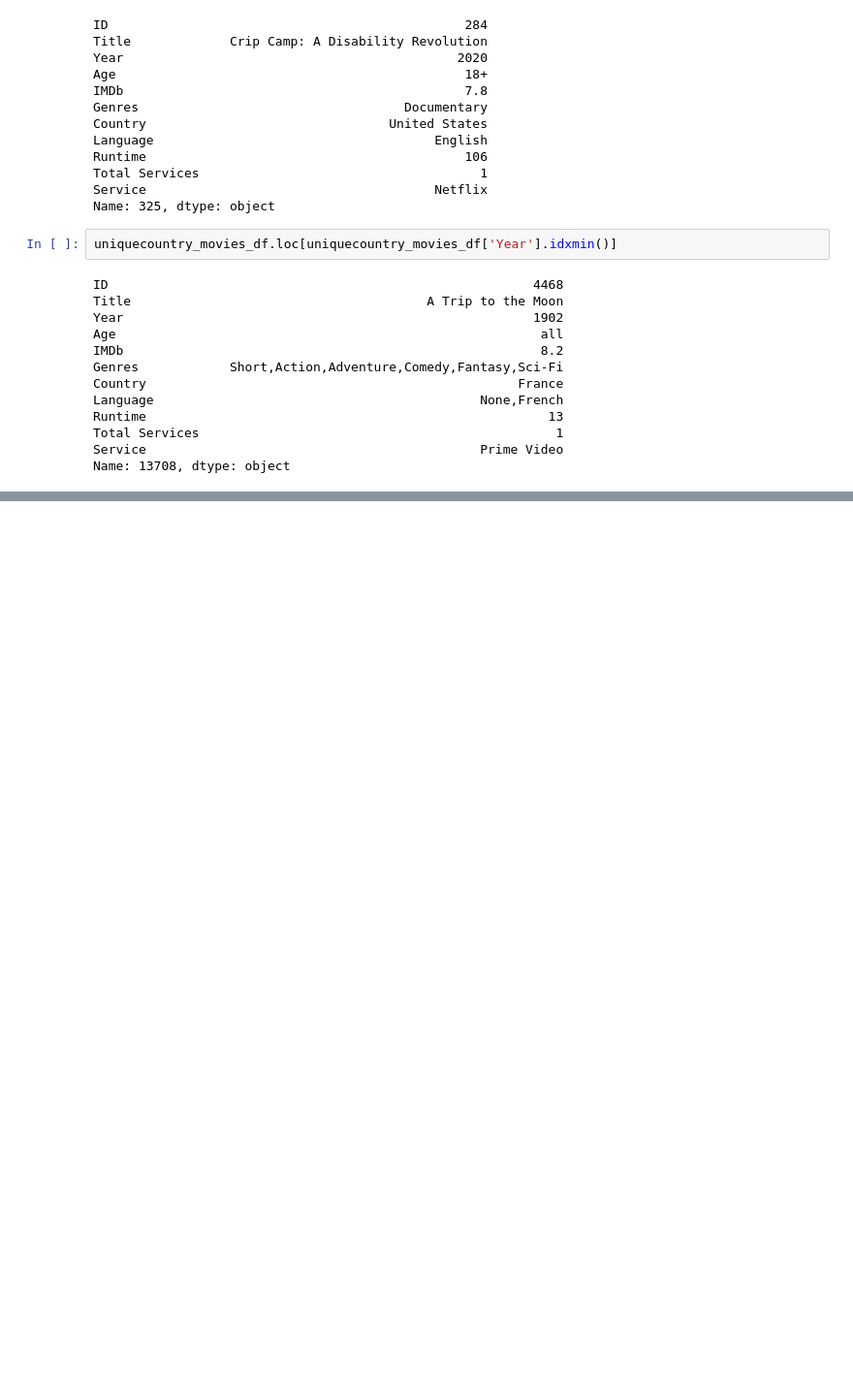
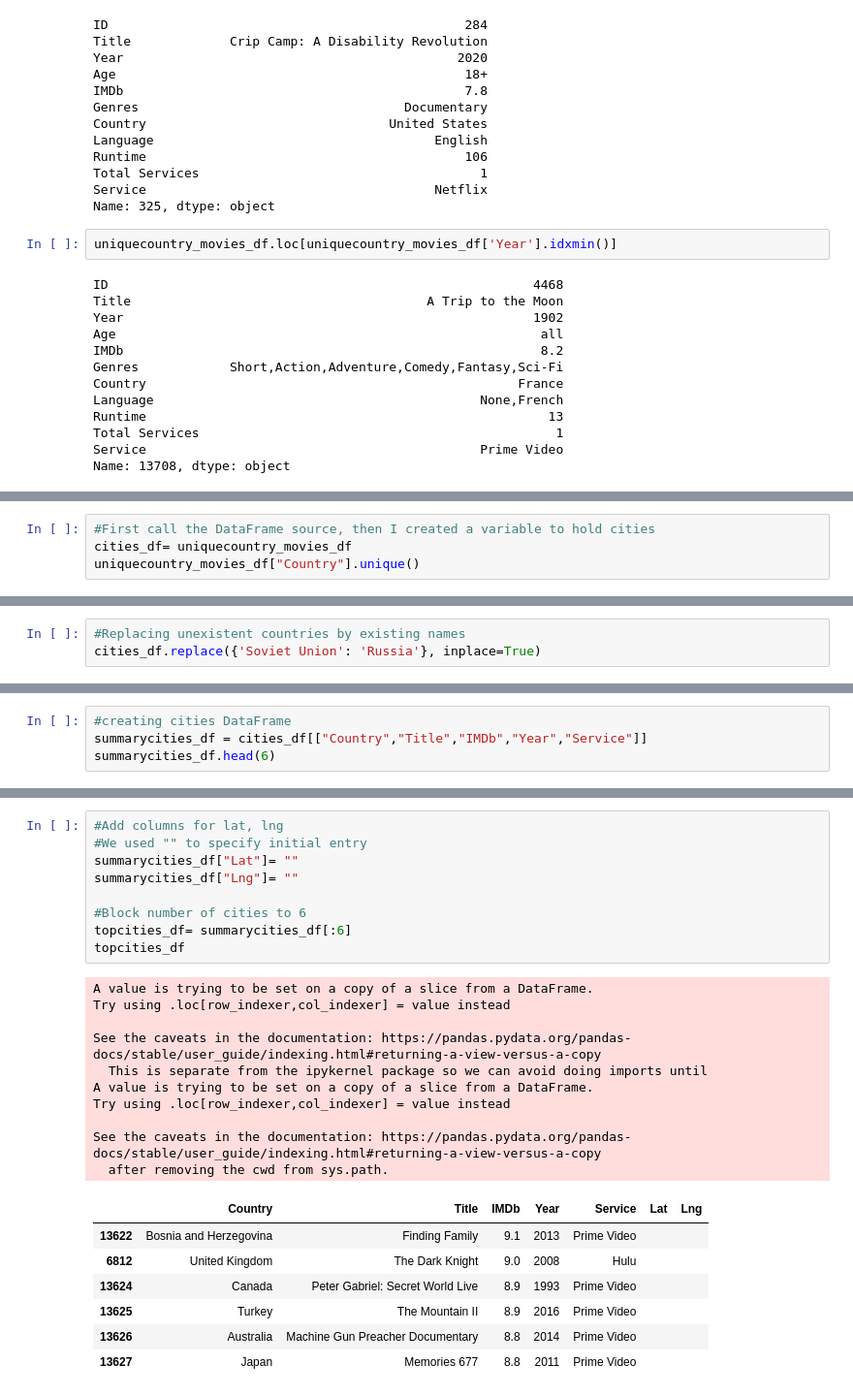
Before and after one commit to RoLDT/project-one-nesfils, a Jupyter notebook: Gabby.ipynb, the cells around one changed output, grey strips where cells are left out. Shown: that part at 97% size. Drawn from its saved outputs; the diff is of its cells as text; blank space fills up the shorter version.

```diff
--- a/Gabby.ipynb
+++ b/Gabby.ipynb
@@ -371,0 +288,4 @@ uniquecountry_movies_df[uniquecountry_movies_df['Year']==uniquecountry_movies_df
+# %%
+#First call the DataFrame source, then I created a variable to hold cities
+cities_df= uniquecountry_movies_df
+uniquecountry_movies_df["Country"].unique()
@@ -371,0 +334,3 @@ uniquecountry_movies_df[uniquecountry_movies_df['Year']==uniquecountry_movies_df
+# %%
+#Replacing unexistent countries by existing names
+cities_df.replace({'Soviet Union': 'Russia'}, inplace=True)
@@ -371,0 +339,4 @@ uniquecountry_movies_df[uniquecountry_movies_df['Year']==uniquecountry_movies_df
+# %%
+#creating cities DataFrame
+summarycities_df = cities_df[["Country","Title","IMDb","Year","Service"]]
+summarycities_df.head(6)
@@ -371,0 +353,27 @@ uniquecountry_movies_df[uniquecountry_movies_df['Year']==uniquecountry_movies_df
+# %%
+#Add columns for lat, lng
+#We used "" to specify initial entry
+summarycities_df["Lat"]= ""
+summarycities_df["Lng"]= ""
+
+#Block number of cities to 6
+topcities_df= summarycities_df[:6]
+topcities_df
+# %% [output]
+A value is trying to be set on a copy of a slice from a DataFrame.
+Try using .loc[row_indexer,col_indexer] = value instead
+
+See the caveats in the documentation: https://pandas.pydata.org/pandas-docs/stable/user_guide/indexing.html#returning-a-view-versus-a-copy
+  This is separate from the ipykernel package so we can avoid doing imports until
+A value is trying to be set on a copy of a slice from a DataFrame.
+Try using .loc[row_indexer,col_indexer] = value instead
+
+See the caveats in the documentation: https://pandas.pydata.org/pandas-docs/stable/user_guide/indexing.html#returning-a-view-versus-a-copy
+  after removing the cwd from sys.path.
+|  | Country | Title | IMDb | Year | Service | Lat | Lng |
+| 13622 | Bosnia and Herzegovina | Finding Family | 9.1 | 2013 | Prime Video |  |  |
+| 6812 | United Kingdom | The Dark Knight | 9.0 | 2008 | Hulu |  |  |
+| 13624 | Canada | Peter Gabriel: Secret World Live | 8.9 | 1993 | Prime Video |  |  |
+| 13625 | Turkey | The Mountain II | 8.9 | 2016 | Prime Video |  |  |
+| 13626 | Australia | Machine Gun Preacher Documentary | 8.8 | 2014 | Prime Video |  |  |
+| 13627 | Japan | Memories 677 | 8.8 | 2011 | Prime Video |  |  |
```
Also changed, not shown: parts of 41 cells of this notebook.
